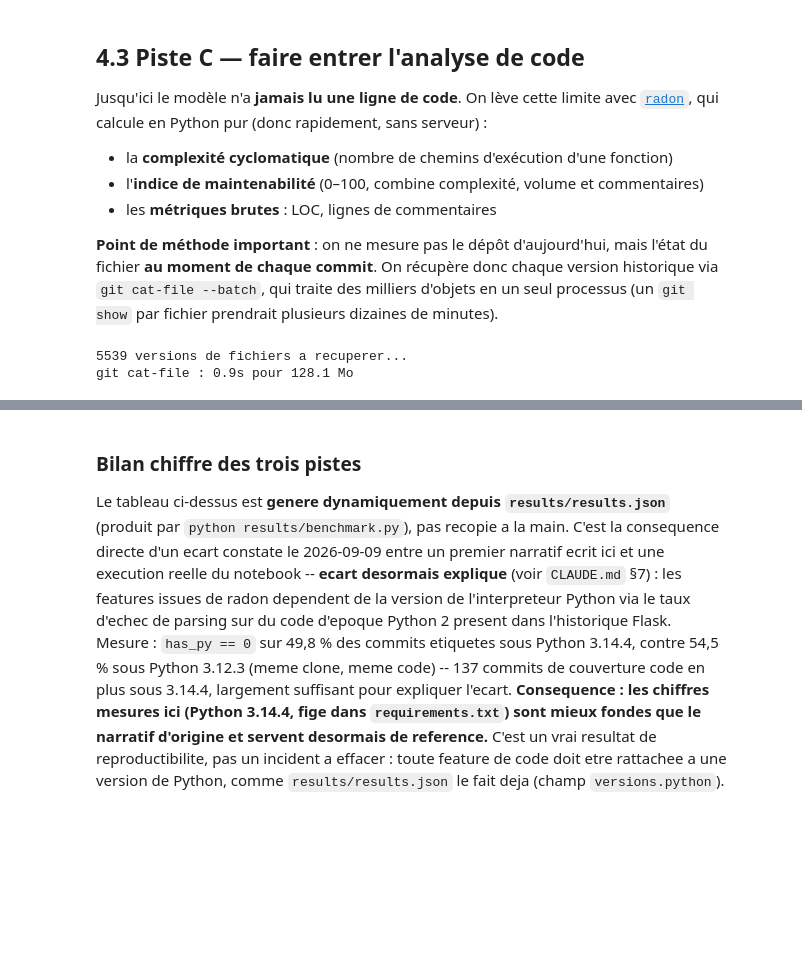
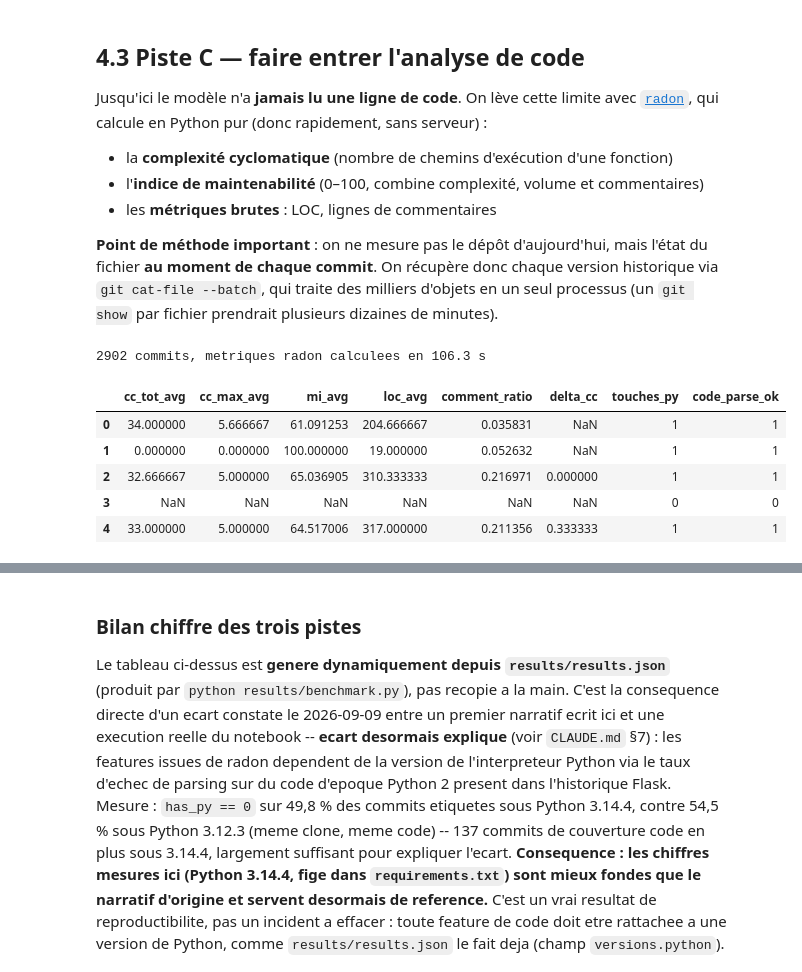
Before and after one commit to NathanPradelle/FYC, a Jupyter notebook: cas_pratique_FYC_complete_v2.ipynb, the cells around one changed output, grey strips where cells are left out. Cells and saved outputs as stored; diff of their text form; code cells hidden in the pictures; blank space fills up the shorter version.

Commit message:
Chantier 7 : notebook branche sur fyc (correctif NaN radon), CLAUDE.md a jour
Co-Authored-By: Claude Sonnet 5.5 <noreply@anthropic.com>

```diff
--- a/cas_pratique_FYC_complete_v2.ipynb
+++ b/cas_pratique_FYC_complete_v2.ipynb
@@ -1058,38 +1058,23 @@ Jusqu'ici le modèle n'a **jamais lu une ligne de code**. On lève cette limite
 `git cat-file --batch`, qui traite des milliers d'objets en un seul processus (un `git show` par
 fichier prendrait plusieurs dizaines de minutes).
 # %%
-# !pip install radon
+# Metriques radon via le module fyc (version CORRIGEE, CLAUDE.md §7 pts 7, 8 et 11) :
+# memes principes que le code d'origine du TP (git cat-file --batch, versions avant/apres de
+# chaque .py touche), mais un echec de parsing donne NaN -- jamais une valeur par defaut qui
+# ressemble a du code sain (l'ancien mi_avg=100.0 = "parfaitement maintenable").
 import time
-from radon.complexity import cc_visit
-from radon.metrics import mi_visit
-from radon.raw import analyze
+from fyc import features as fyc_features
 
-# 1) On a besoin du parent de chaque commit pour calculer un DELTA de complexite
-parents = {}
-for line in subprocess.run(["git", "-C", REPO_DIR, "log", "--pretty=format:%H %P"],
-                           capture_output=True, text=True, check=True).stdout.splitlines():
-    p = line.split()
-    parents[p[0]] = p[1:] if len(p) > 1 else []
-
-# 2) Liste des objets a recuperer : version APRES et AVANT de chaque .py touche
-besoins, specs = [], []
-for i, c in enumerate(commits):
-    if est_risque(c) is None or not c["files"]:
-        continue
-    pyfiles = [f for f in c["files"] if f.endswith(".py")][:5]   # cap : evite les commits geants
-    par = parents.get(c["hash"], [])
-    for f in pyfiles:
-        besoins.append((i, f, "after"));  specs.append(f'{c["hash"]}:{f}')
-        if par:
-            besoins.append((i, f, "before")); specs.append(f'{par[0]}:{f}')
-
-print(f"{len(specs)} versions de fichiers a recuperer...")
 t0 = time.time()
-raw = subprocess.run(["git", "-C", REPO_DIR, "cat-file", "--batch"],
-                     input=("\n".join(specs) + "\n").encode(),
-                     capture_output=True, check=True).stdout
-print(f"git cat-file : {time.time()-t0:.1f}s pour {len(raw)/1e6:.1f} Mo")
+codef = fyc_features.build_code_features(commits, est_risque, REPO_DIR)
+print(f"{len(codef)} commits, metriques radon calculees en {time.time() - t0:.1f} s")
+codef.head()
 # %% [output]
-5539 versions de fichiers a recuperer...
-git cat-file : 0.9s pour 128.1 Mo
+2902 commits, metriques radon calculees en 106.3 s
+|  | cc_tot_avg | cc_max_avg | mi_avg | loc_avg | comment_ratio | delta_cc | touches_py | code_parse_ok |
+| 0 | 34.000000 | 5.666667 | 61.091253 | 204.666667 | 0.035831 | NaN | 1 | 1 |
+| 1 | 0.000000 | 0.000000 | 100.000000 | 19.000000 | 0.052632 | NaN | 1 | 1 |
+| 2 | 32.666667 | 5.000000 | 65.036905 | 310.333333 | 0.216971 | 0.000000 | 1 | 1 |
+| 3 | NaN | NaN | NaN | NaN | NaN | NaN | 0 | 0 |
+| 4 | 33.000000 | 5.000000 | 64.517006 | 317.000000 | 0.211356 | 0.333333 | 1 | 1 |
 # %%
```
Also changed, not shown: parts of 5 cells of this notebook, 1 other file.
